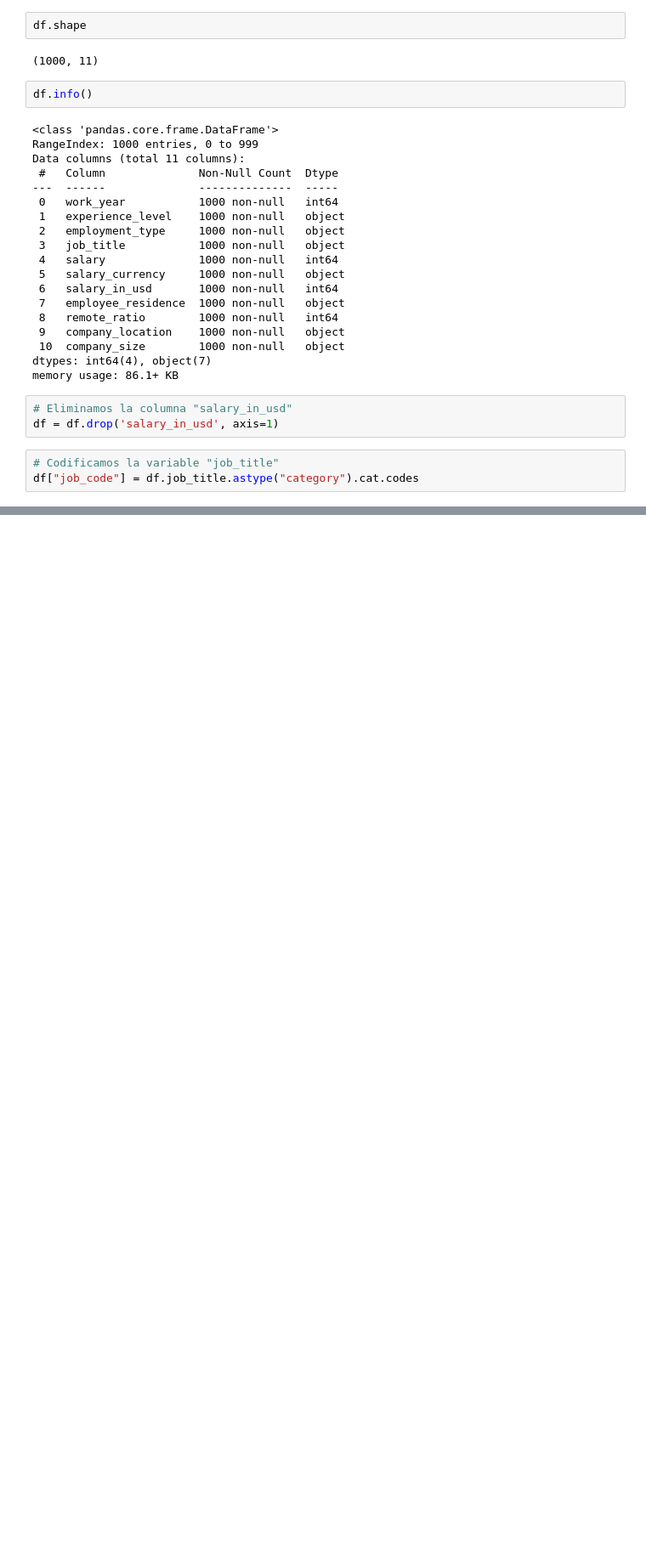
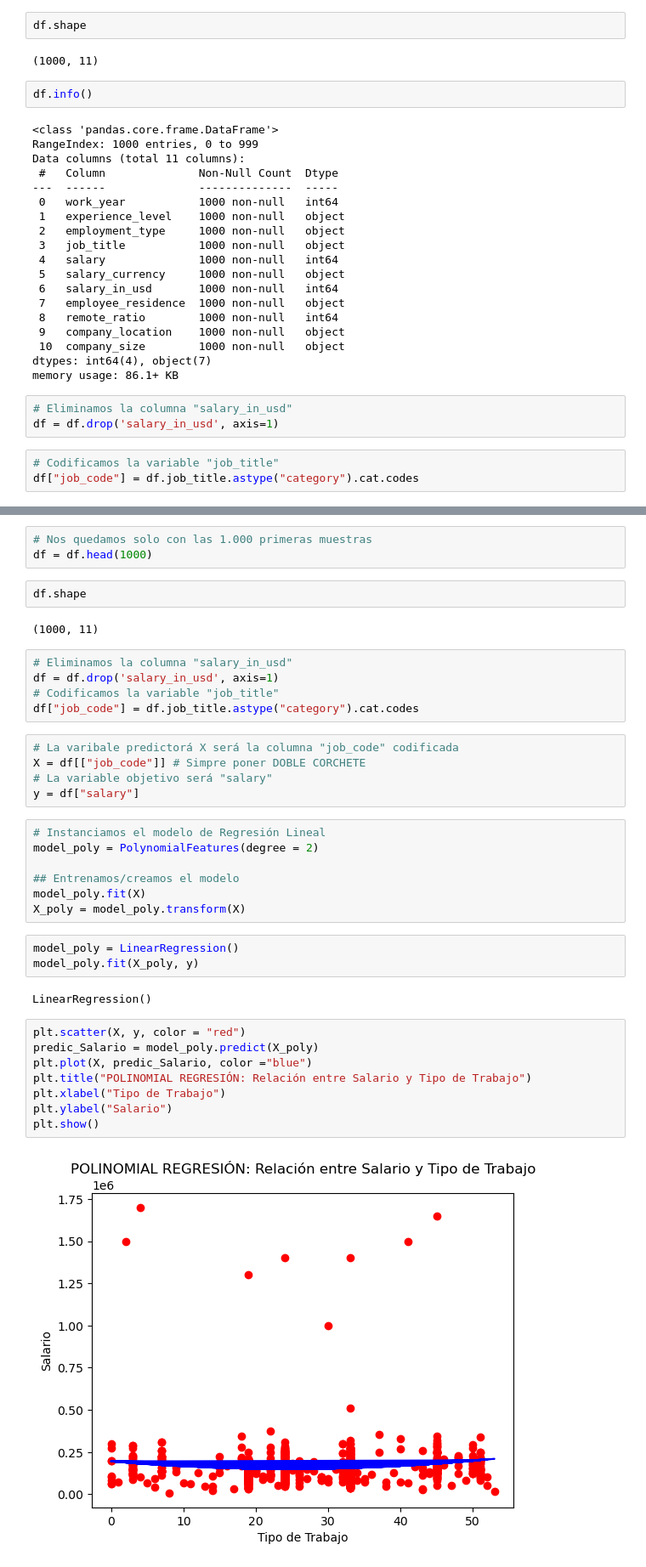
Before and after one commit to egoitzaulestia/curso_IA, a Jupyter notebook: cursoIA_tarea_1_EgoitzAulestia.ipynb, the cells around one changed output, grey strips where cells are left out. Shown at 85% size. Saved outputs shown, nothing was run; the diff lists cells and outputs as text; blank space fills up the shorter version.

```diff
--- a/cursoIA_tarea_1_EgoitzAulestia.ipynb
+++ b/cursoIA_tarea_1_EgoitzAulestia.ipynb
@@ -128,0 +142,39 @@ plt.show()
+# %%
+# Nos quedamos solo con las 1.000 primeras muestras
+df = df.head(1000)
+# %%
+df.shape
+# %% [output]
+(1000, 11)
+# %%
+# Eliminamos la columna "salary_in_usd"
+df = df.drop('salary_in_usd', axis=1)
+# Codificamos la variable "job_title"
+df["job_code"] = df.job_title.astype("category").cat.codes
+# %%
+# La varibale predictorá X será la columna "job_code" codificada
+X = df[["job_code"]] # Simpre poner DOBLE CORCHETE
+# La variable objetivo será "salary"
+y = df["salary"]
+# %%
+# Instanciamos el modelo de Regresión Lineal
+model_poly = PolynomialFeatures(degree = 2)
+
+## Entrenamos/creamos el modelo
+model_poly.fit(X)
+X_poly = model_poly.transform(X)
+# %%
+model_poly = LinearRegression()
+model_poly.fit(X_poly, y)
+# %% [output]
+LinearRegression()
+# %%
+plt.scatter(X, y, color = "red")
+predic_Salario = model_poly.predict(X_poly)
+plt.plot(X, predic_Salario, color ="blue")
+plt.title("POLINOMIAL REGRESIÓN: Relación entre Salario y Tipo de Trabajo")
+plt.xlabel("Tipo de Trabajo")
+plt.ylabel("Salario")
+plt.show()
+# %% [output]
+[figure, added]
```
Also changed, not shown: parts of 16 cells of this notebook, 6 other files.
